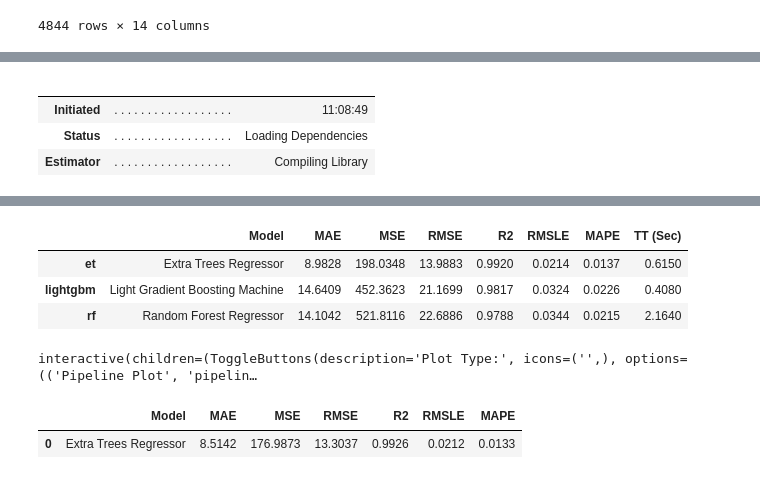
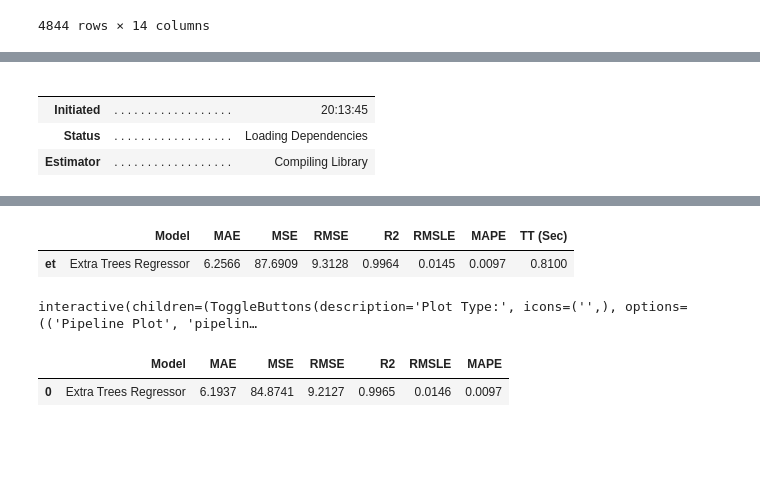
Before and after one commit to gonni/myFirstPyCrawl, a Jupyter notebook: ml/StockPredict2.ipynb, the cells around one changed output, grey strips where cells are left out. Saved outputs shown, nothing was run; the diff lists cells and outputs as text; code cells hidden in the pictures; blank space fills up the shorter version.

```diff
--- a/ml/StockPredict2.ipynb
+++ b/ml/StockPredict2.ipynb
@@ -203,16 +201,14 @@ s = setup(data = train, target='PRED_OUT_D3', session_id=123, normalize=True, no
 # %%
-best = compare_models(include=['et', 'rf', 'lightgbm'])
+best = compare_models(include=['et'])
 # %% [output]
 |  |  |  |
 |  |  |  |
-| Initiated | . . . . . . . . . . . . . . . . . . | 11:08:49 |
+| Initiated | . . . . . . . . . . . . . . . . . . | 20:13:45 |
 | Status | . . . . . . . . . . . . . . . . . . | Loading Dependencies |
 | Estimator | . . . . . . . . . . . . . . . . . . | Compiling Library |
 [interactive output not drawn]
 |  | Model | MAE | MSE | RMSE | R2 | RMSLE | MAPE | TT (Sec) |
-| et | Extra Trees Regressor | 8.9828 | 198.0348 | 13.9883 | 0.9920 | 0.0214 | 0.0137 | 0.6150 |
-| lightgbm | Light Gradient Boosting Machine | 14.6409 | 452.3623 | 21.1699 | 0.9817 | 0.0324 | 0.0226 | 0.4080 |
-| rf | Random Forest Regressor | 14.1042 | 521.8116 | 22.6886 | 0.9788 | 0.0344 | 0.0215 | 2.1640 |
+| et | Extra Trees Regressor | 6.2566 | 87.6909 | 9.3128 | 0.9964 | 0.0145 | 0.0097 | 0.8100 |
 # %%
 evaluate_model(best)
 # %% [output]
@@ -221,7 +217,7 @@ interactive(children=(ToggleButtons(description='Plot Type:', icons=('',), optio
 pred_holdout = predict_model(best)
 # %% [output]
 |  | Model | MAE | MSE | RMSE | R2 | RMSLE | MAPE |
-| 0 | Extra Trees Regressor | 8.5142 | 176.9873 | 13.3037 | 0.9926 | 0.0212 | 0.0133 |
+| 0 | Extra Trees Regressor | 6.1937 | 84.8741 | 9.2127 | 0.9965 | 0.0146 | 0.0097 |
 # %%
 predictions = predict_model(best, data = today)
 predictions
```
Also changed, not shown: parts of 6 cells of this notebook, 4 other files.
